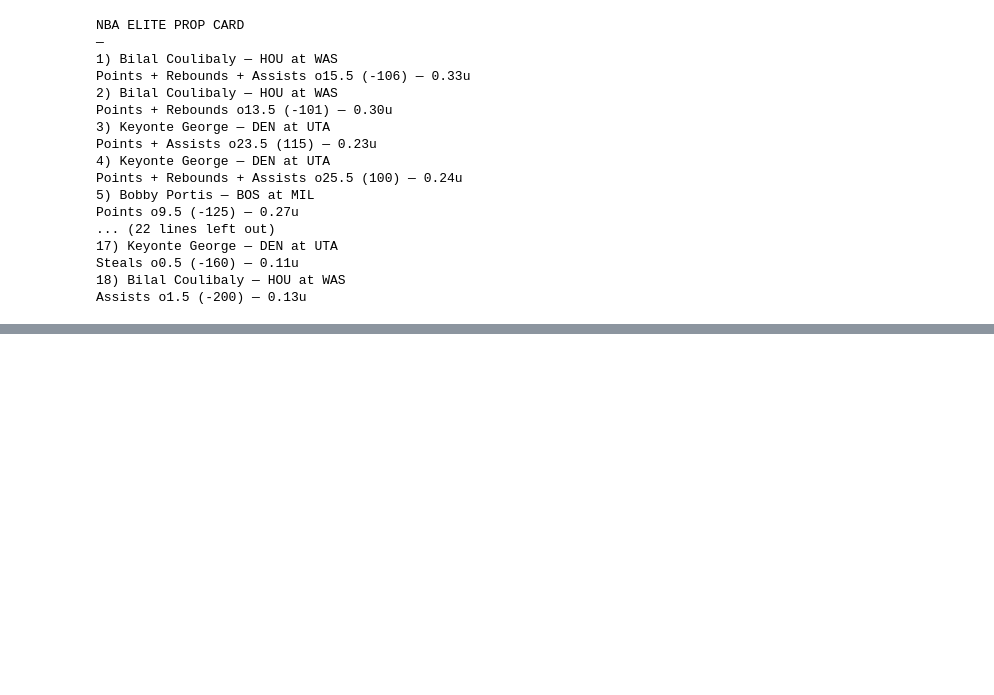
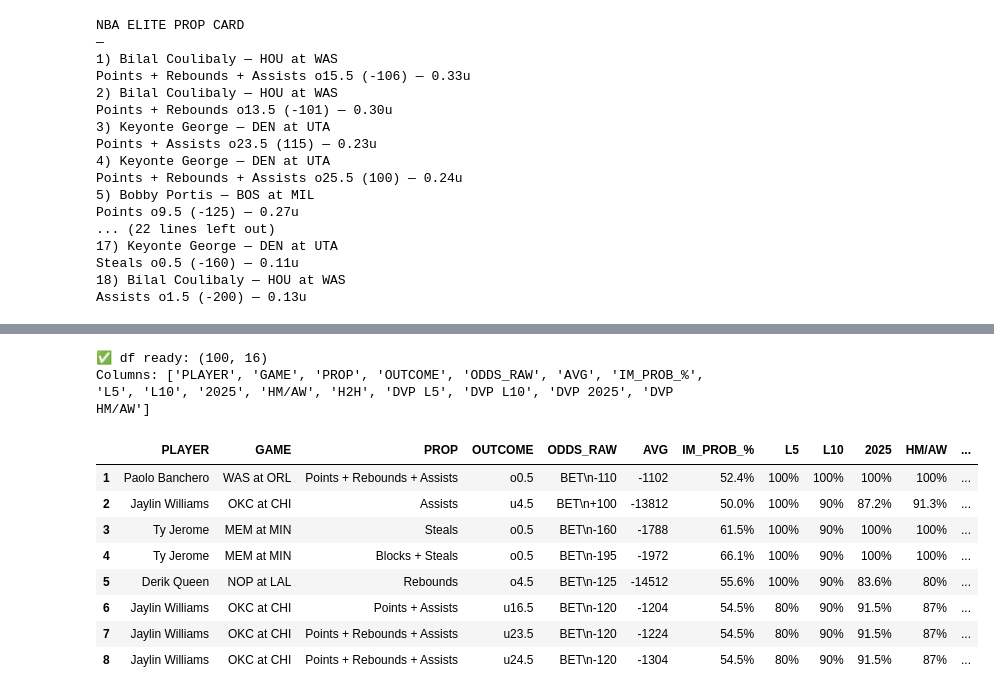
Before and after one commit to dchav12/New-stable-, a Jupyter notebook: NBA_Prop_Hit_Sheet.ipynb, the cells around one changed output, grey strips where cells are left out. Drawn from its saved outputs; the diff is of its cells as text; code cells hidden in the pictures; blank space fills up the shorter version.

```diff
--- a/NBA_Prop_Hit_Sheet.ipynb
+++ b/NBA_Prop_Hit_Sheet.ipynb
@@ -3858,0 +5005,39 @@ Assists o1.5 (-200) — 0.13u
+# %%
+import numpy as np, pandas as pd, re
+
+# Convert your df_raw -> df using robust header detection
+raw = df_raw.copy()
+raw = raw.replace("", np.nan).dropna(how="all").fillna("")
+
+required = {"PLAYER","GAME","PROP","OUTCOME","ODDS"}
+header_idx, best_score = None, -1
+
+for i in range(min(12, len(raw))):
+    row = [str(x).strip().upper() for x in raw.iloc[i].tolist()]
+    score = sum(1 for k in required if k in row)
+    if score > best_score:
+        best_score = score
+        header_idx = i
+
+hdr = [str(x).strip() for x in raw.iloc[header_idx].tolist()]
+df = raw.iloc[header_idx+1:].copy()
+df.columns = hdr
+df = df.replace("", np.nan).dropna(how="all").copy()
+
+df = df.rename(columns={"ODDS":"ODDS_RAW","IM PROB %":"IM_PROB_%","IM PROB%":"IM_PROB_%"})
+
+print("✅ df ready:", df.shape)
+print("Columns:", list(df.columns))
+display(df.head(8))
+# %% [output]
+✅ df ready: (100, 16)
+Columns: ['PLAYER', 'GAME', 'PROP', 'OUTCOME', 'ODDS_RAW', 'AVG', 'IM_PROB_%', 'L5', 'L10', '2025', 'HM/AW', 'H2H', 'DVP L5', 'DVP L10', 'DVP 2025', 'DVP HM/AW']
+|  | PLAYER | GAME | PROP | OUTCOME | ODDS_RAW | AVG | IM_PROB_% | L5 | L10 | 2025 | HM/AW | ... |
+| 1 | Paolo Banchero | WAS at ORL | Points + Rebounds + Assists | o0.5 | BET\n-110 | -1102 | 52.4% | 100% | 100% | 100% | 100% | ... |
+| 2 | Jaylin Williams | OKC at CHI | Assists | u4.5 | BET\n+100 | -13812 | 50.0% | 100% | 90% | 87.2% | 91.3% | ... |
+| 3 | Ty Jerome | MEM at MIN | Steals | o0.5 | BET\n-160 | -1788 | 61.5% | 100% | 90% | 100% | 100% | ... |
+| 4 | Ty Jerome | MEM at MIN | Blocks + Steals | o0.5 | BET\n-195 | -1972 | 66.1% | 100% | 90% | 100% | 100% | ... |
+| 5 | Derik Queen | NOP at LAL | Rebounds | o4.5 | BET\n-125 | -14512 | 55.6% | 100% | 90% | 83.6% | 80% | ... |
+| 6 | Jaylin Williams | OKC at CHI | Points + Assists | u16.5 | BET\n-120 | -1204 | 54.5% | 80% | 90% | 91.5% | 87% | ... |
+| 7 | Jaylin Williams | OKC at CHI | Points + Rebounds + Assists | u23.5 | BET\n-120 | -1224 | 54.5% | 80% | 90% | 91.5% | 87% | ... |
+| 8 | Jaylin Williams | OKC at CHI | Points + Rebounds + Assists | u24.5 | BET\n-120 | -1304 | 54.5% | 80% | 90% | 91.5% | 87% | ... |
```
Also changed, not shown: parts of 39 cells of this notebook.
